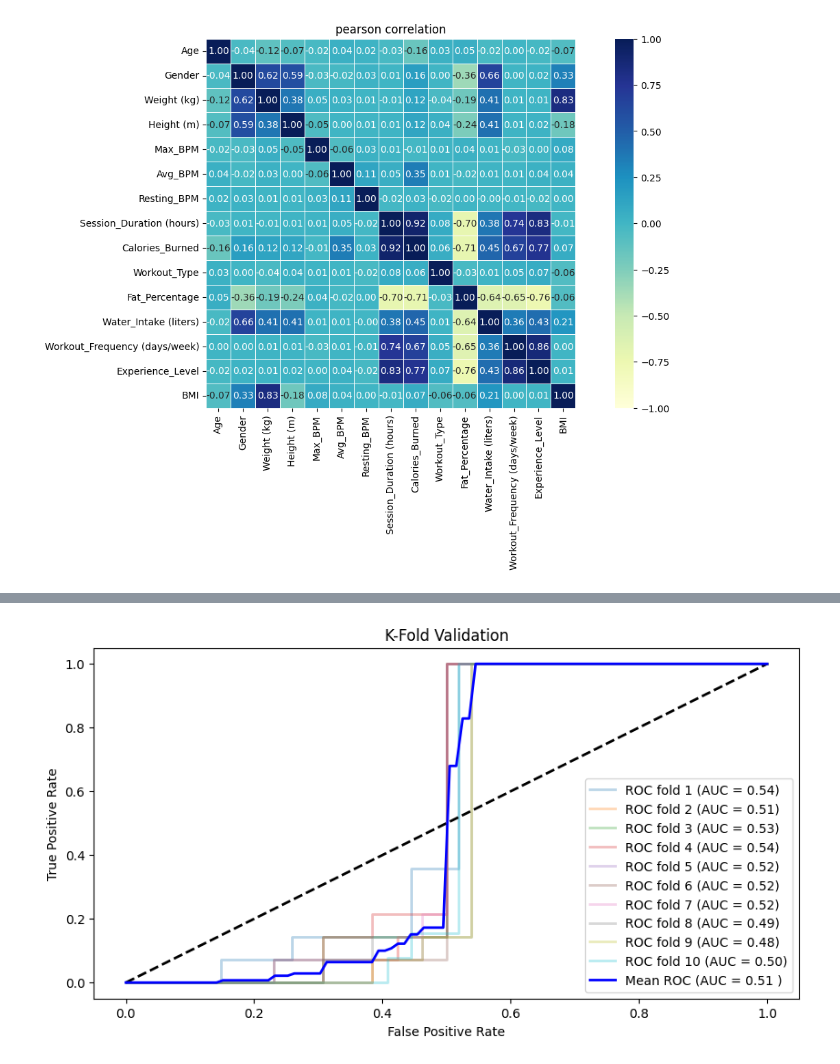
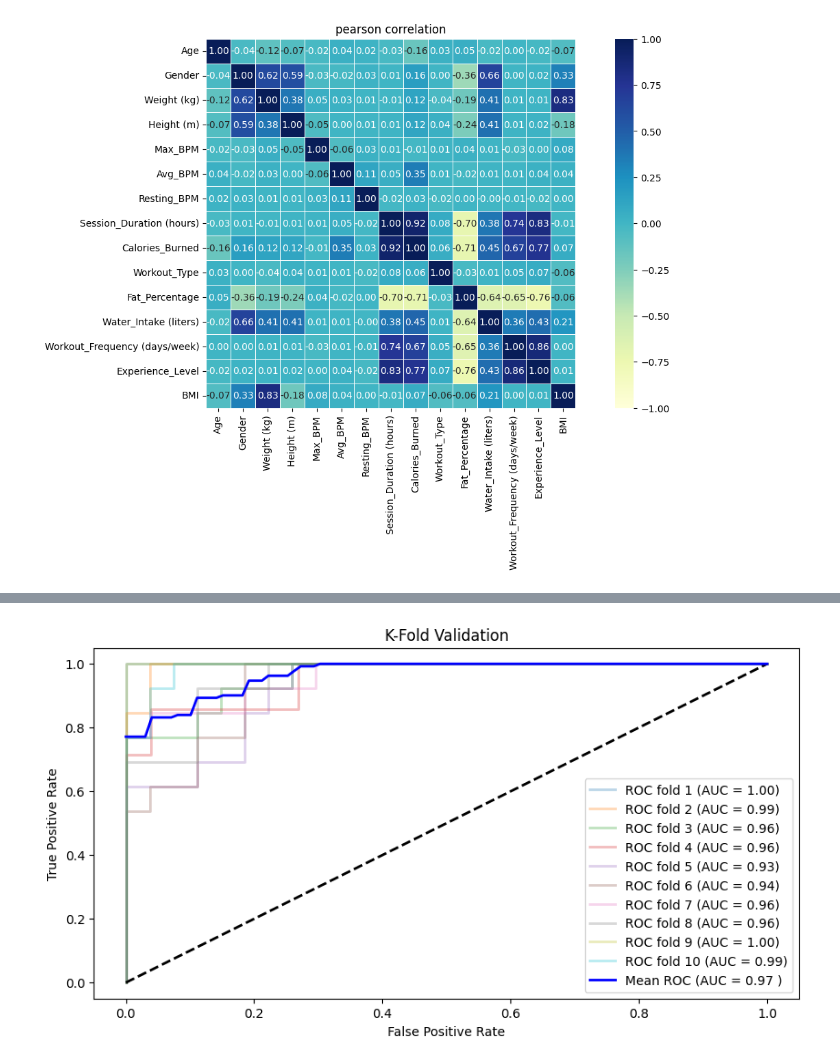
Before and after one commit to aubergeeen/ML-Labs, a Jupyter notebook: TechML_Lab_3_Classification2.ipynb, the cells around one changed output, grey strips where cells are left out. Cells and saved outputs as stored; diff of their text form; code cells hidden in the pictures.

```diff
--- a/TechML_Lab_3_Classification2.ipynb
+++ b/TechML_Lab_3_Classification2.ipynb
@@ -509,33 +502,33 @@ cv = model_selection.StratifiedKFold(n_splits=10, shuffle=True)
 tprs, aucs = [], []
 mean_fpr = np.linspace(0,1,100)
 fig = plt.figure(figsize=(10,5),dpi=100)
 i = 1
 for train, test in cv.split(X_train, y_train):
     X_train_selected = X_train.iloc[train]
 
     y_train_selected = y_train.iloc[train]
     X_train_selected_test = X_train.iloc[test]
     y_train_selected_test = y_train.iloc[test]
 
     prediction = model.fit(X_train_selected, y_train_selected).predict_proba(X_train_selected_test)
-    fpr, tpr, t = metrics.roc_curve(y_train_selected_test, prediction[:, 1], pos_label=1)
+    fpr, tpr, t = metrics.roc_curve(y_train_selected_test, prediction[:, 0], pos_label=1)
     tprs.append(np.interp(mean_fpr, fpr, tpr))
     roc_auc = metrics.auc(fpr, tpr)
     aucs.append(roc_auc)
     plt.plot(fpr, tpr, lw=2, alpha=0.3, label='ROC fold %d (AUC = %0.2f)' % (i, roc_auc))
     i = i+1
 
 plt.plot([0,1], [0,1], linestyle='--', lw=2, color='black')
 mean_tpr = np.mean(tprs, axis=0)
 mean_auc = metrics.auc(mean_fpr, mean_tpr)
 
 plt.plot(mean_fpr, mean_tpr, color='blue', label=r'Mean ROC (AUC = %0.2f )' % (mean_auc), lw=2, alpha=1)
 plt.xlabel('False Positive Rate')
 plt.ylabel('True Positive Rate')
 plt.title('K-Fold Validation')
 plt.legend(loc="lower right")
 
 plt.show()
 # %% [output]
-[figure, old version]
+[figure, new version]
 # %%
```
Also changed, not shown: parts of 21 cells of this notebook.
